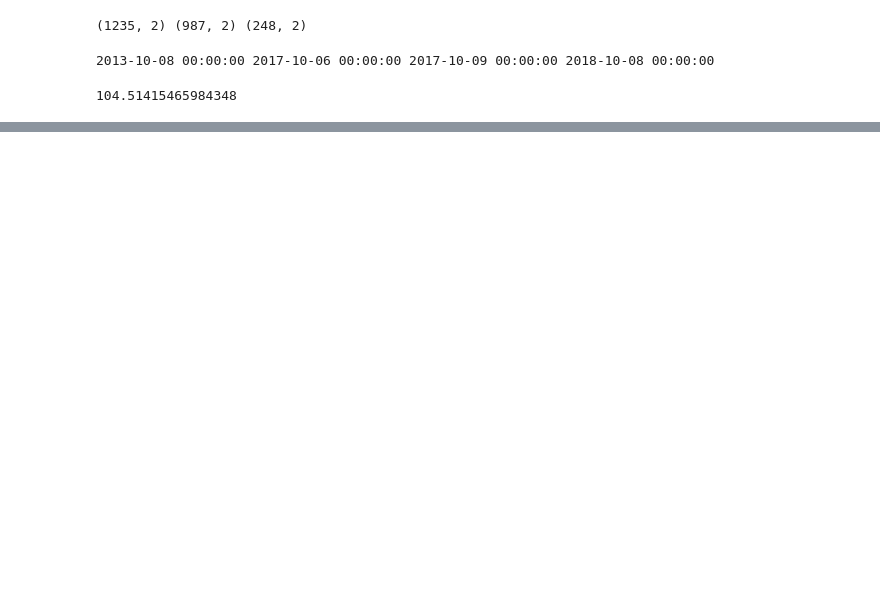
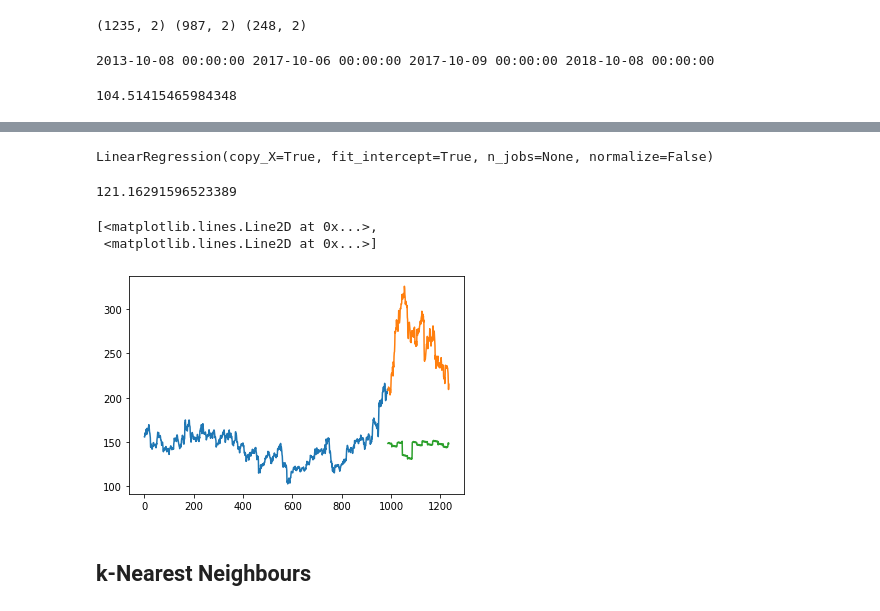
Before and after one commit to takatogoto/stock, a Jupyter notebook: Stock price.ipynb, the cells around one changed output, grey strips where cells are left out. Saved outputs shown, nothing was run; the diff lists cells and outputs as text; code cells hidden in the pictures; blank space fills up the shorter version.

```diff
--- a/Stock price.ipynb
+++ b/Stock price.ipynb
@@ -94,0 +113,54 @@ plt.plot(valid[['Close', 'Predictions']])
+# %%
+#create features
+
+#from fastai.structured import  add_datepart #old version
+from fastai.tabular import add_datepart
+add_datepart(new_data, 'Date')
+new_data.drop('Elapsed', axis=1, inplace=True)  #elapsed will be the time stamp
+# %%
+new_data['mon_fri'] = list(np.zeros(len(new_data.index)))
+for i in range(0,len(new_data)):
+    #if (new_data['Dayofweek'][i] == 0 or new_data['Dayofweek'][i] == 4):
+    if (new_data.at[i, 'Dayofweek']== 0 or new_data.at[i, 'Dayofweek'] == 4):
+        new_data.at[i, 'mon_fri'] = 1
+    else:
+        new_data.at[i, 'mon_fri'] = 0
+# %%
+#split into train and validation
+train = new_data[:987].copy()
+valid = new_data[987:].copy()
+
+x_train = train.drop('Close', axis=1)
+y_train = train['Close']
+x_valid = valid.drop('Close', axis=1)
+y_valid = valid['Close']
+
+#implement linear regression
+from sklearn.linear_model import LinearRegression
+model = LinearRegression()
+model.fit(x_train,y_train)
+# %% [output]
+LinearRegression(copy_X=True, fit_intercept=True, n_jobs=None, normalize=False)
+# %%
+#make predictions and find the rmse
+preds = model.predict(x_valid)
+rms=np.sqrt(np.mean(np.power((np.array(y_valid)-np.array(preds)),2)))
+rms
+# %% [output]
+121.16291596523389
+# %%
+#plot
+valid['Predictions'] = 0
+valid['Predictions'] = preds
+
+valid.index = new_data[987:].index
+train.index = new_data[:987].index
+
+plt.plot(train['Close'])
+plt.plot(valid[['Close', 'Predictions']])
+# %% [output]
+[<matplotlib.lines.Line2D at 0x...>,
+ <matplotlib.lines.Line2D at 0x...>]
+[figure, added]
+# %% [markdown]
+## k-Nearest Neighbours
```
Also changed, not shown: parts of 4 cells of this notebook.
